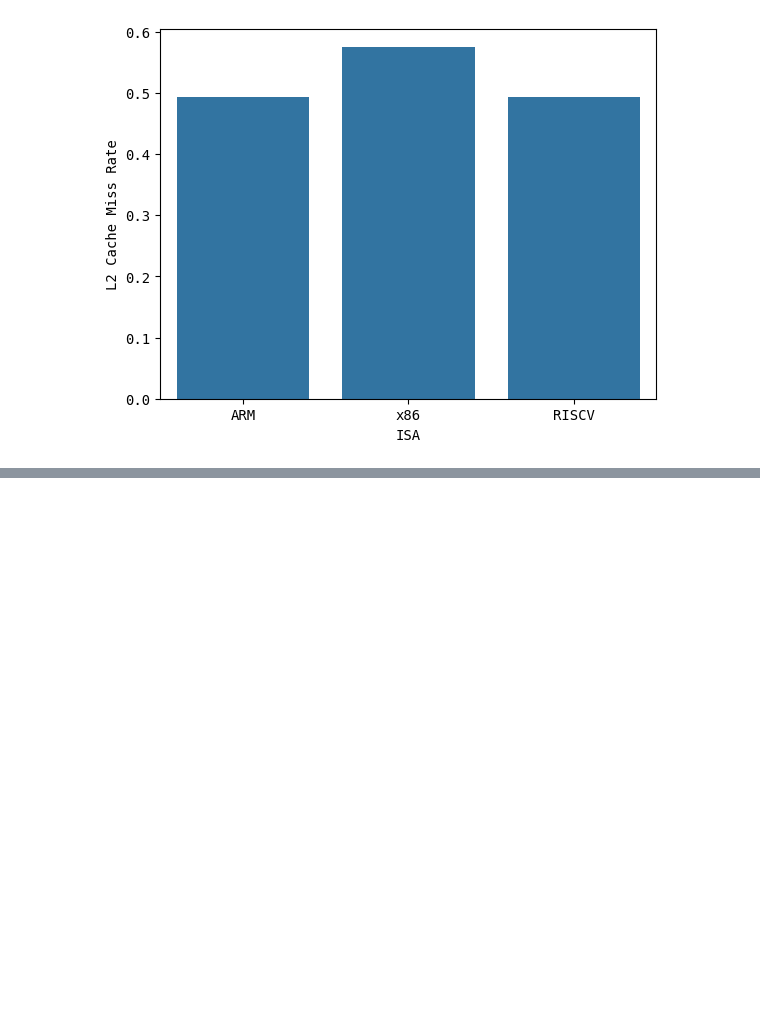
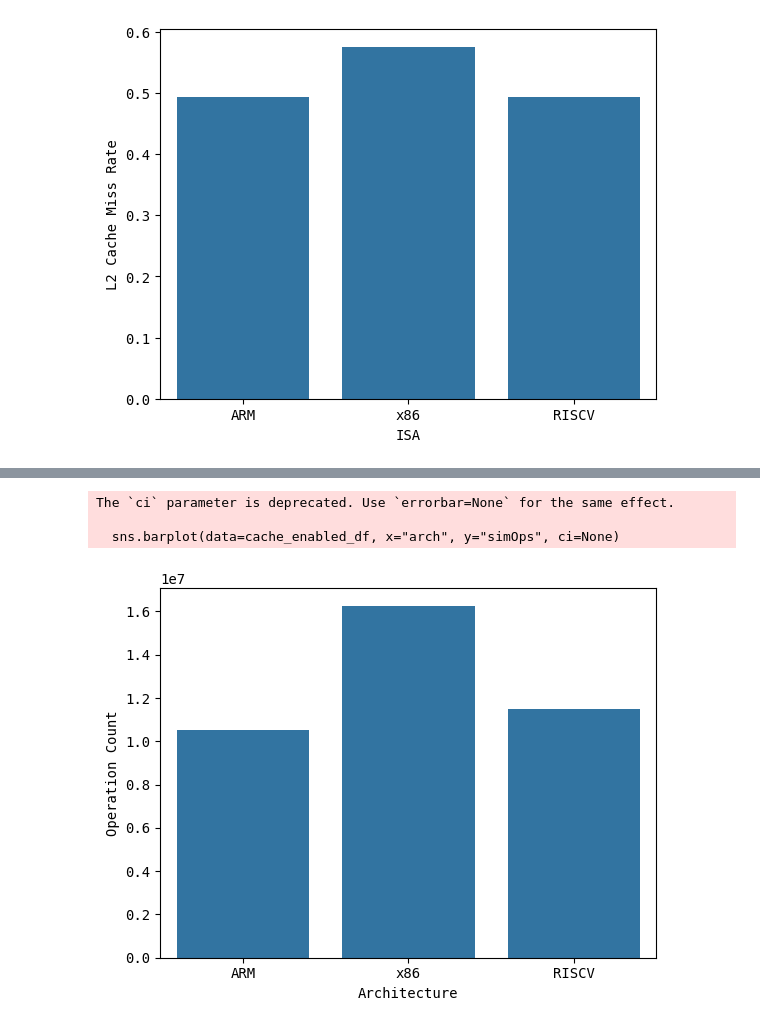
Before and after one commit to ragnar-vallhala/BTP_Log, a Jupyter notebook: Reports/endsem/data/visual.ipynb, the cells around one changed output, grey strips where cells are left out. Drawn from its saved outputs; the diff is of its cells as text; code cells hidden in the pictures; blank space fills up the shorter version.

```diff
--- a/Reports/endsem/data/visual.ipynb
+++ b/Reports/endsem/data/visual.ipynb
@@ -242,0 +292,10 @@ The `ci` parameter is deprecated. Use `errorbar=None` for the same effect.
+# %%
+sns.barplot(data=cache_enabled_df, x="arch", y="simOps", ci=None)
+plt.xlabel("Architecture")
+plt.ylabel("Operation Count")
+plt.show()
+# %% [output]
+The `ci` parameter is deprecated. Use `errorbar=None` for the same effect.
+
+  sns.barplot(data=cache_enabled_df, x="arch", y="simOps", ci=None)
+[figure, added]
```
Also changed, not shown: parts of 10 cells of this notebook, 28 other files.
